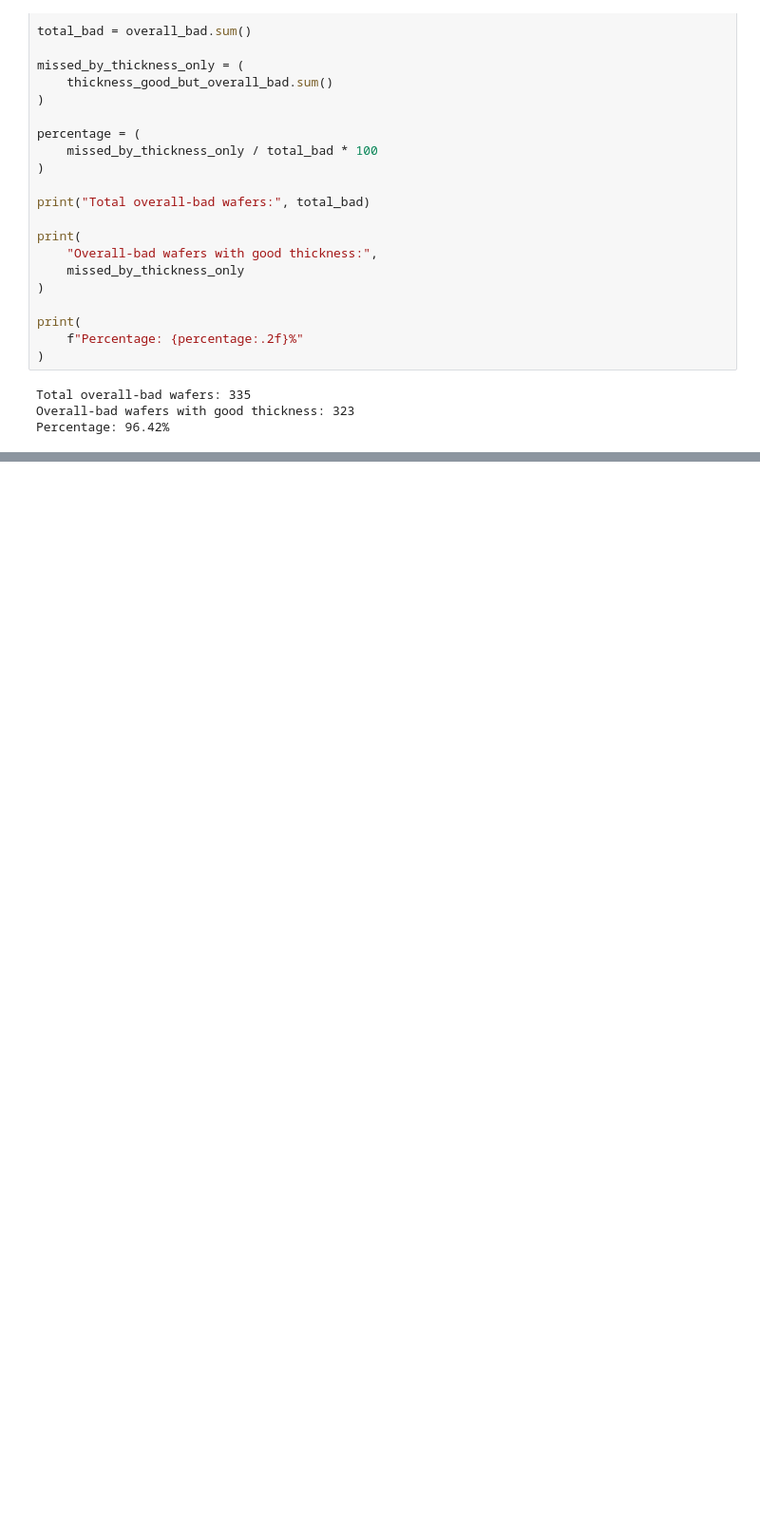
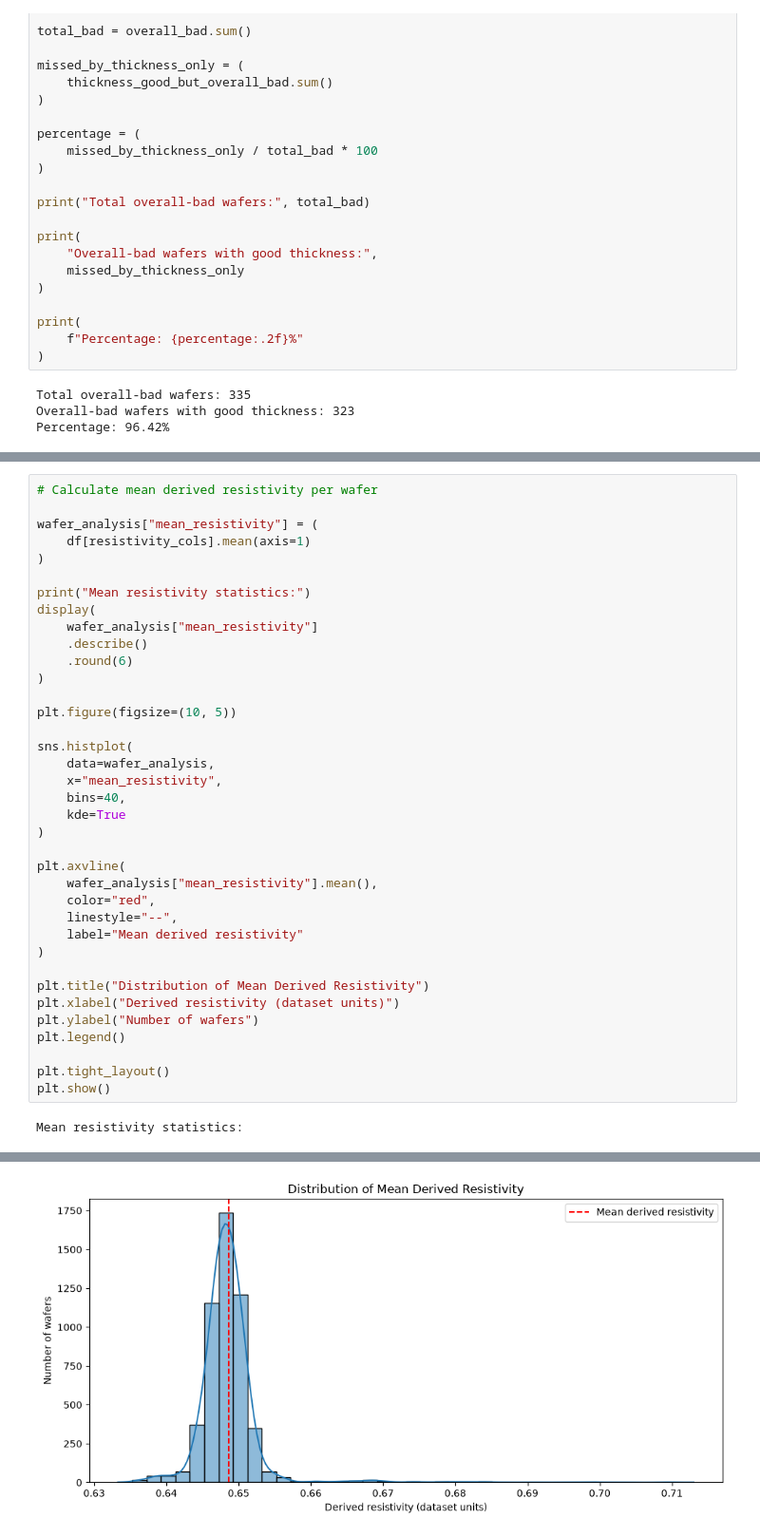
Before and after one commit to Tarun-Raja/STRATUM, a Jupyter notebook: notebooks/03_material_properties_eda.ipynb, the cells around one changed output, grey strips where cells are left out. Shown at 95% size. Cells and saved outputs as stored; diff of their text form; blank space fills up the shorter version.

Commit message:
feat: complete material properties and resistivity EDA

```diff
--- a/notebooks/03_material_properties_eda.ipynb
+++ b/notebooks/03_material_properties_eda.ipynb
@@ -384,0 +389,39 @@ Percentage: 96.42%
+# %%
+# Calculate mean derived resistivity per wafer
+
+wafer_analysis["mean_resistivity"] = (
+    df[resistivity_cols].mean(axis=1)
+)
+
+print("Mean resistivity statistics:")
+display(
+    wafer_analysis["mean_resistivity"]
+    .describe()
+    .round(6)
+)
+
+plt.figure(figsize=(10, 5))
+
+sns.histplot(
+    data=wafer_analysis,
+    x="mean_resistivity",
+    bins=40,
+    kde=True
+)
+
+plt.axvline(
+    wafer_analysis["mean_resistivity"].mean(),
+    color="red",
+    linestyle="--",
+    label="Mean derived resistivity"
+)
+
+plt.title("Distribution of Mean Derived Resistivity")
+plt.xlabel("Derived resistivity (dataset units)")
+plt.ylabel("Number of wafers")
+plt.legend()
+
+plt.tight_layout()
+plt.show()
+# %% [output]
+Mean resistivity statistics:
@@ -385,2 +437,3 @@ Percentage: 96.42%
+[figure, added]
 # %% [markdown]
 
```
Also changed, not shown: parts of 3 cells of this notebook.
